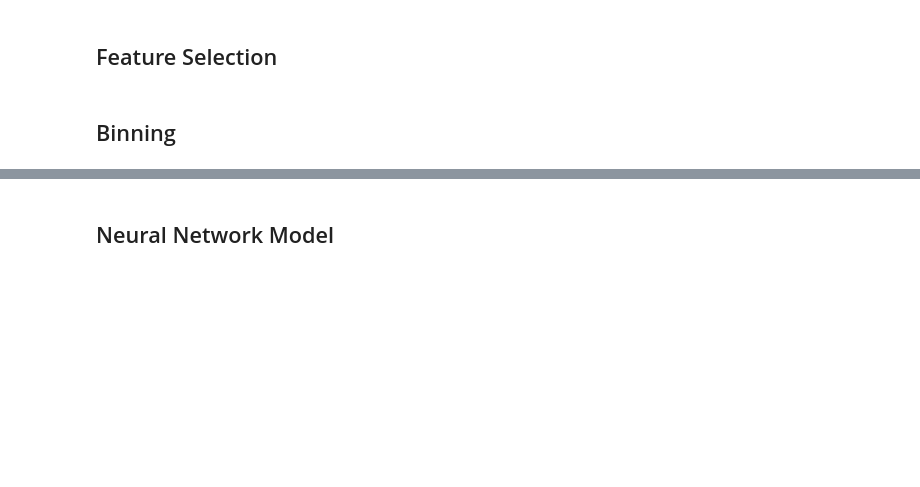
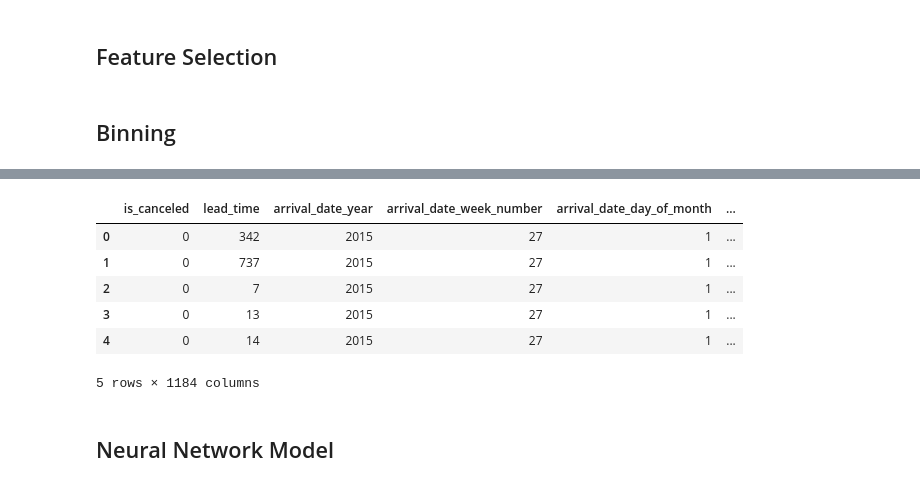
Before and after one commit to elp192/Group-Project, a Jupyter notebook: machine_learning/NN-Elnaz.ipynb, the cells around one changed output, grey strips where cells are left out. Drawn from its saved outputs; the diff is of its cells as text; code cells hidden in the pictures; blank space fills up the shorter version.

Commit message:
Added encoder and modified code

```diff
--- a/machine_learning/NN-Elnaz.ipynb
+++ b/machine_learning/NN-Elnaz.ipynb
@@ -124,0 +104,11 @@ hotel_df1_clean.fillna(0, inplace = True)
+# %%
+# Separate the categorical variables from others
+hotel_df1_category=hotel_df1_clean.dtypes[hotel_df1_clean.dtypes=='object'].index.tolist()
+#hotel_df1_clean_cat=[c for c in hotel_df1_clean.columns if hotel_df1_clean[c].dtype=='object']
+
+hotel_df1_other=hotel_df1_clean.dtypes[hotel_df1_clean.dtypes!='object'].index.tolist()
+#hotel_df1_clean_other=[n for n in hotel_df1_clean.columns if n not in hotel_df1_clean_cat]
+
+print(f"Categorical variables:\n{hotel_df1_category}")
+print("----------------------------------------------------------------------")
+print(f"Other variables:\n{hotel_df1_other}")
@@ -124,0 +121,4 @@ hotel_df1_clean.fillna(0, inplace = True)
+# %%
+# Replace null values by undefined in categorical variables and by zero in other variables
+hotel_df1_clean[hotel_df1_category].fillna(0, inplace = True)
+hotel_df1_clean[hotel_df1_other].fillna('Undefined', inplace = True)
@@ -132,0 +178,10 @@ hotel_df1_clean.fillna(0, inplace = True)
+# %%
+# Create a OneHotEncoder instance
+enc = OneHotEncoder(sparse=False)
+
+# Fit and transform the OneHotEncoder using the categorical variable list
+encode_df=pd.DataFrame(enc.fit_transform(hotel_df1_clean[hotel_df1_category]))
+
+# Add the encoded variable names to the dataframe
+encode_df.columns = enc.get_feature_names(hotel_df1_category)
+encode_df.head()
@@ -133,2 +196,15 @@ hotel_df1_clean.fillna(0, inplace = True)
+# %%
+# Merge one-hot encoded features and drop the originals
+hotel_df_merge=hotel_df1_clean.merge(encode_df,left_index=True,right_index=True)
+hotel_df_merge=hotel_df_merge.drop(hotel_df1_category,1)
+hotel_df_merge.head()
+# %% [output]
+|  | is_canceled | lead_time | arrival_date_year | arrival_date_week_number | arrival_date_day_of_month | ... |
+| 0 | 0 | 342 | 2015 | 27 | 1 | ... |
+| 1 | 0 | 737 | 2015 | 27 | 1 | ... |
+| 2 | 0 | 7 | 2015 | 27 | 1 | ... |
+| 3 | 0 | 13 | 2015 | 27 | 1 | ... |
+| 4 | 0 | 14 | 2015 | 27 | 1 | ... |
+5 rows × 1184 columns
 # %%
 # Split data into train and test
```
Also changed, not shown: parts of 21 cells of this notebook.
